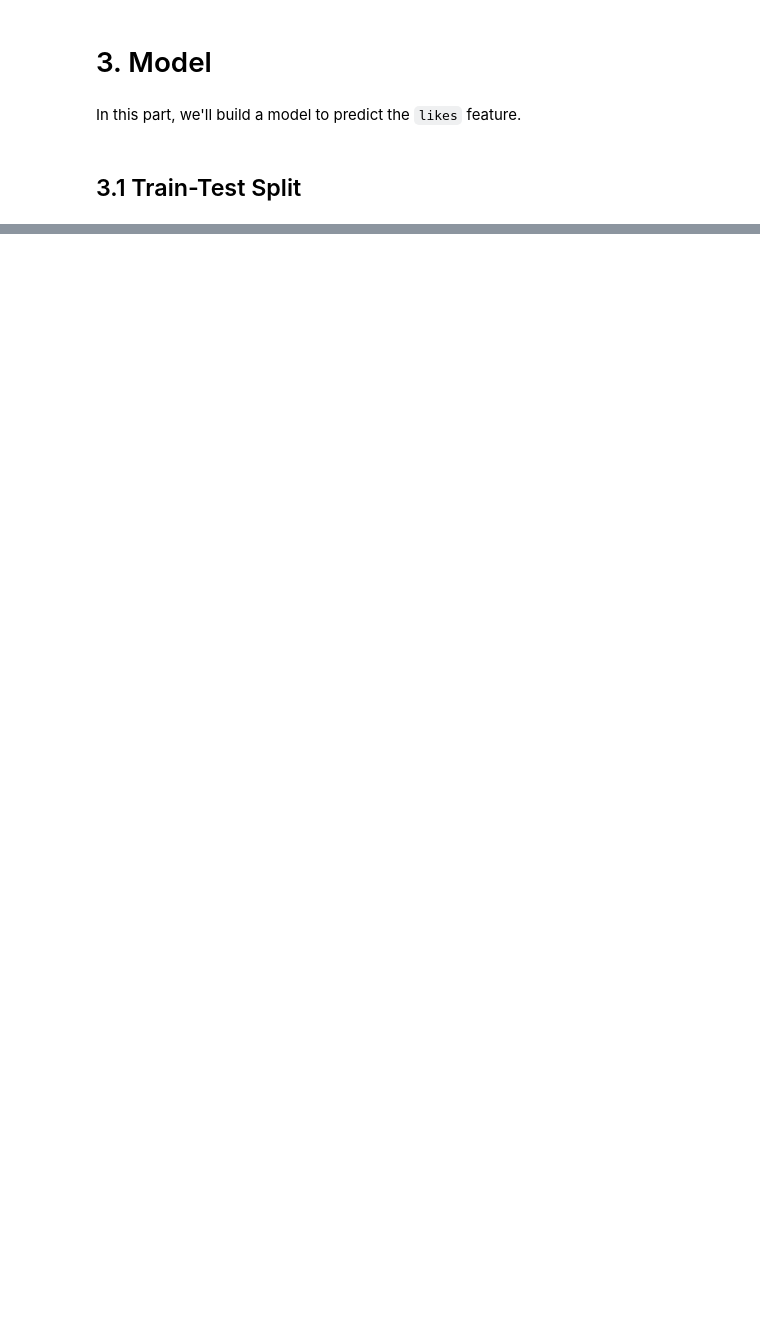
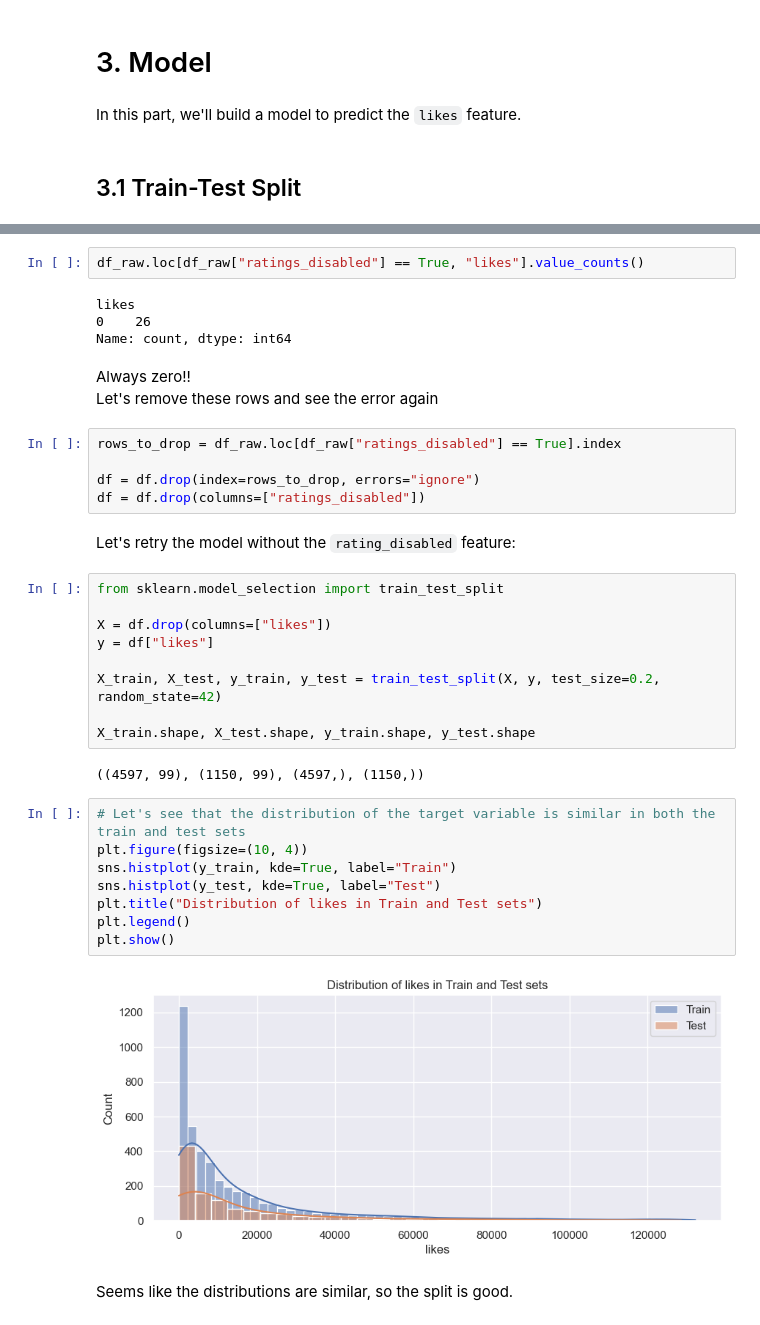
Before and after one commit to opalpeltzman/YouTubeLikesPrediction, a Jupyter notebook: YouTubeLikePrediction.ipynb, the cells around one changed output, grey strips where cells are left out. Saved outputs shown, nothing was run; the diff lists cells and outputs as text; blank space fills up the shorter version.

Commit message:
XGboost + error analysis

```diff
--- a/YouTubeLikePrediction.ipynb
+++ b/YouTubeLikePrediction.ipynb
@@ -661,0 +847,39 @@ memory usage: 618.1+ KB
+# %%
+df_raw.loc[df_raw["ratings_disabled"] == True, "likes"].value_counts()
+# %% [output]
+likes
+0    26
+Name: count, dtype: int64
+# %% [markdown]
+Always zero!!
+Let's remove these rows and see the error again
+# %%
+rows_to_drop = df_raw.loc[df_raw["ratings_disabled"] == True].index
+
+df = df.drop(index=rows_to_drop, errors="ignore")
+df = df.drop(columns=["ratings_disabled"])
+# %% [markdown]
+Let's retry the model without the `rating_disabled` feature:
+# %%
+from sklearn.model_selection import train_test_split
+
+X = df.drop(columns=["likes"])
+y = df["likes"]
+
+X_train, X_test, y_train, y_test = train_test_split(X, y, test_size=0.2, random_state=42)
+
+X_train.shape, X_test.shape, y_train.shape, y_test.shape
+# %% [output]
+((4597, 99), (1150, 99), (4597,), (1150,))
+# %%
+# Let's see that the distribution of the target variable is similar in both the train and test sets
+plt.figure(figsize=(10, 4))
+sns.histplot(y_train, kde=True, label="Train")
+sns.histplot(y_test, kde=True, label="Test")
+plt.title("Distribution of likes in Train and Test sets")
+plt.legend()
+plt.show()
+# %% [output]
+[figure, added]
+# %% [markdown]
+Seems like the distributions are similar, so the split is good.
```
Also changed, not shown: parts of 52 cells of this notebook, 1 other file.
